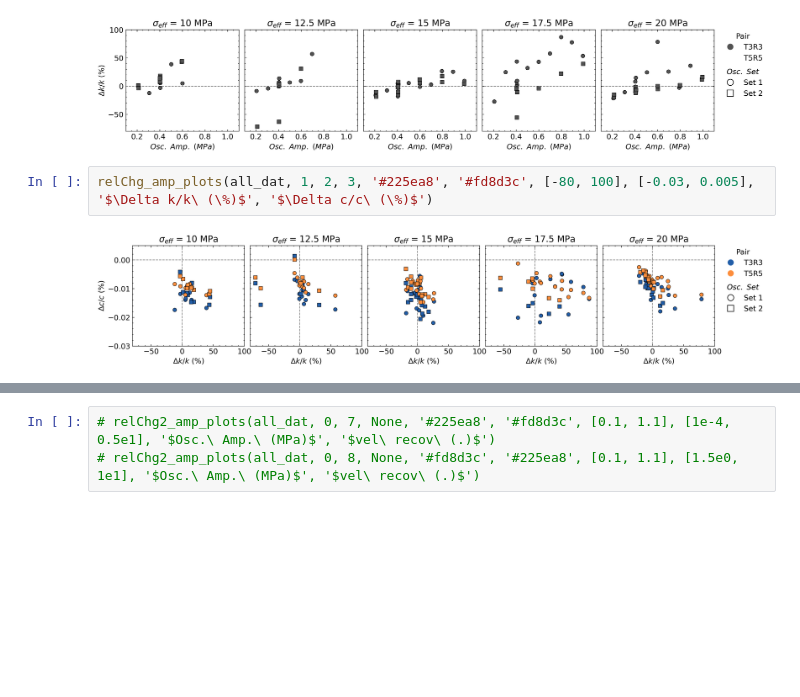
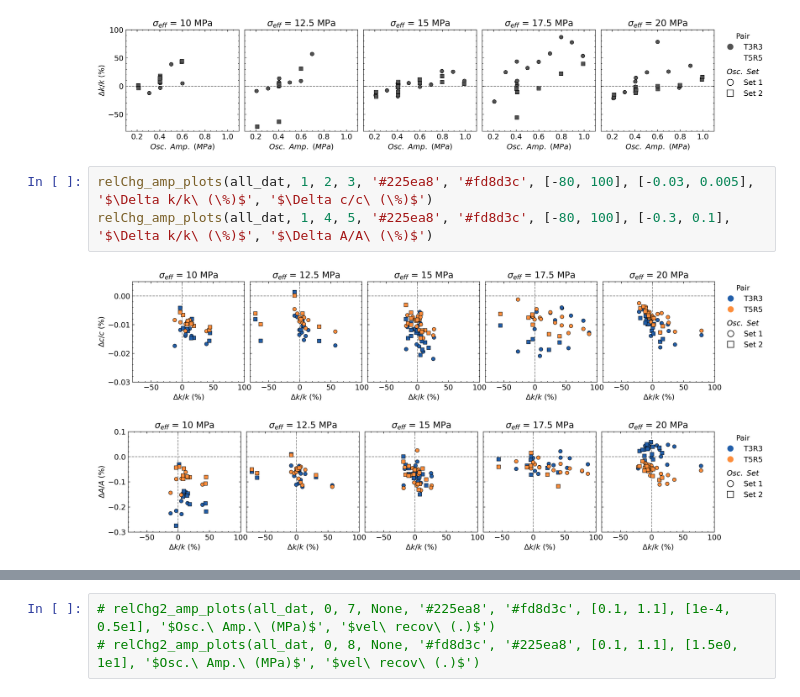
Before and after one commit to clay-wood/frac-hydroOsc, a Jupyter notebook: py_ac_analysis/rel_chg_analysis/p5483_pp_correlation_overview.ipynb, the cells around one changed output, grey strips where cells are left out. Saved outputs shown, nothing was run; the diff lists cells and outputs as text; blank space fills up the shorter version.

```diff
--- a/py_ac_analysis/rel_chg_analysis/p5483_pp_correlation_overview.ipynb
+++ b/py_ac_analysis/rel_chg_analysis/p5483_pp_correlation_overview.ipynb
@@ -336,5 +76,7 @@ relChg_amp_plots(all_dat, 0, 1, None, '#525252', None, [0.1, 1.1], [-80, 100], '
 [figure]
 # %%
 relChg_amp_plots(all_dat, 1, 2, 3, '#225ea8', '#fd8d3c', [-80, 100], [-0.03, 0.005], '$\Delta k/k\ (\%)$', '$\Delta c/c\ (\%)$')
+relChg_amp_plots(all_dat, 1, 4, 5, '#225ea8', '#fd8d3c', [-80, 100], [-0.3, 0.1], '$\Delta k/k\ (\%)$', '$\Delta A/A\ (\%)$')
 # %% [output]
 [figure]
+[figure, added]
```
Also changed, not shown: parts of 33 cells of this notebook, 3 other files.
